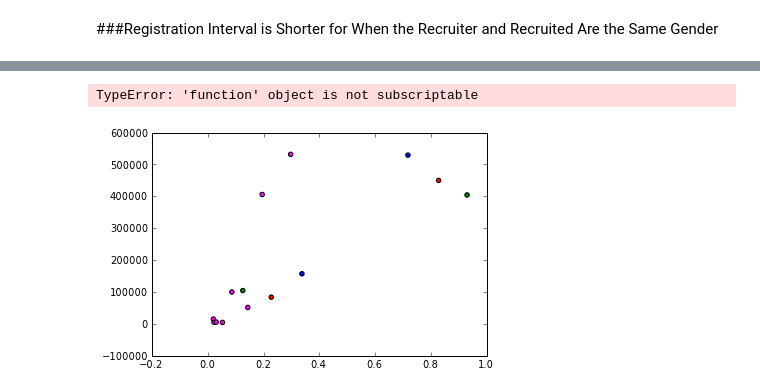
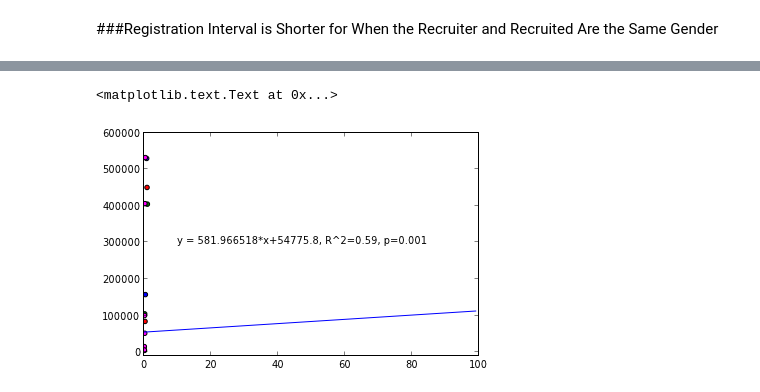
Before and after one commit to jeffalstott/Langley, a Jupyter notebook: Langley.ipynb, the cells around one changed output, grey strips where cells are left out. Drawn from its saved outputs; the diff is of its cells as text; code cells hidden in the pictures.

```diff
--- a/Langley.ipynb
+++ b/Langley.ipynb
@@ -74,7 +469,11 @@ import matplotlib.dates as mdatesmonths   = mdates.MonthLocator()monthsFmt = mda
 [figure]
 [figure]
 # %%
-def starter_join(G):    d = datetime.datetime(2013,7,2)    for i in G.node:        d = min(d,G.node[i]['join_time'])    return d
+def starter_join(G):
+    d = datetime.datetime(2013,7,2)
+    for i in G.node:
+        d = min(d,G.node[i]['join_time'])
+    return d
 # %% [markdown]
 ###Simply being early to sign up in the team doesn't lead to more shares
 # %%
@@ -177,3 +1137,13 @@ fig = plt.figure()ax = fig.add_subplot(111)ax.scatter(ds, ris)title("Rapid local
 # %%
-ds_ris = asarray([q for q in session.query(db.LangleyParticipant)\               .filter(db.LangleyParticipant.Parent_Child_Registration_Interval!=None) \               .filter(db.LangleyParticipant.Distance_from_Parent!=None)\               .values(db.LangleyParticipant.Parent_Child_Registration_Interval_Corrected, \                       db.LangleyParticipant.Distance_from_Parent,\                       db.LangleyParticipant.Number_of_Children,\                       db.LangleyParticipant.Depth_in_Invite_Chain)])ds = ds_ris[:,1]ris = ds_ris[:,0]number_of_children = ds_ris[:,2]depths = ds_ris[:,3]
+ds_ris = asarray([q for q in session.query(db.LangleyParticipant)\
+               .filter(db.LangleyParticipant.Parent_Child_Registration_Interval!=None) \
+               .filter(db.LangleyParticipant.Distance_from_Parent!=None)\
+               .values(db.LangleyParticipant.Parent_Child_Registration_Interval_Corrected, \
+                       db.LangleyParticipant.Distance_from_Parent,\
+                       db.LangleyParticipant.Number_of_Children,\
+                       db.LangleyParticipant.Depth_in_Invite_Chain)])
+ds = ds_ris[:,1]
+ris = ds_ris[:,0]
+number_of_children = ds_ris[:,2]
+depths = ds_ris[:,3]
 # %%
@@ -193,7 +1227,35 @@ hist(ris, bins=100)plot((median(ris), median(ris)), ylim())plot((mean(ris), mean
 [figure]
 # %%
-vars = [[ri_same_age, ri_different_age], [ri_same_medium, ri_different_medium], [ri_same_relationship, ri_different_relationship], [ri_male_male_same, ri_female_male_same, ri_male_female_same, ri_female_female_same, ri_male_male_diff, ri_female_male_diff, ri_male_female_diff, ri_female_female_diff]]medians = []freqs = []c = -1color_labels = ['blue','red','green','magenta','black','yellow']colors = []for i in vars:    c+=1    if type(i[0])==numpy.ndarray:        for j in i:            colors.append(color_labels[c])            medians.append(median(j))            freqs.append(len(j))    else:        colors.append(color_labels[c])        medians.append(median(i))        freqs.append(len(i))fig = figure()ax = fig.add_subplot(111)ax.scatter(asarray(freqs)/float(len(ris)), medians, c=colors)ylim(-10000, ylim[1])xlim(0,100)m, b, r, p, stderr = linregress(freqs, medians)x = arange(xlim()[0], xlim()[1])y = m*x+bplot(x,y)text(.1, .5, "y = %f*x+%.1f, R^2=%.2f, p=%.3f"%(m,b,r**2, p), transform = ax.transAxes)
+vars = [[ri_same_age, ri_different_age], [ri_same_medium, ri_different_medium], [ri_same_relationship, ri_different_relationship], [ri_male_male_same, ri_female_male_same, ri_male_female_same, ri_female_female_same, ri_male_male_diff, ri_female_male_diff, ri_male_female_diff, ri_female_female_diff]]
+medians = []
+freqs = []
+c = -1
+color_labels = ['blue','red','green','magenta','black','yellow']
+colors = []
+for i in vars:
+    c+=1
+    if type(i[0])==numpy.ndarray:
+        for j in i:
+            colors.append(color_labels[c])
+            medians.append(median(j))
+            freqs.append(len(j))
+    else:
+        colors.append(color_labels[c])
+        medians.append(median(i))
+        freqs.append(len(i))
+
+fig = figure()
+ax = fig.add_subplot(111)
+ax.scatter(asarray(freqs)/float(len(ris)), medians, c=colors)
+ylim(-10000, ylim()[1])
+xlim(0,100)
+
+m, b, r, p, stderr = linregress(freqs, medians)
+x = arange(xlim()[0], xlim()[1])
+y = m*x+b
+plot(x,y)
+text(.1, .5, "y = %f*x+%.1f, R^2=%.2f, p=%.3f"%(m,b,r**2, p), transform = ax.transAxes)
 # %% [output]
-TypeError: 'function' object is not subscriptable
+<matplotlib.text.Text at 0x...>
-[figure, old version]
+[figure, new version]
 # %%
```
Also changed, not shown: parts of 36 cells of this notebook, 1 other file.
